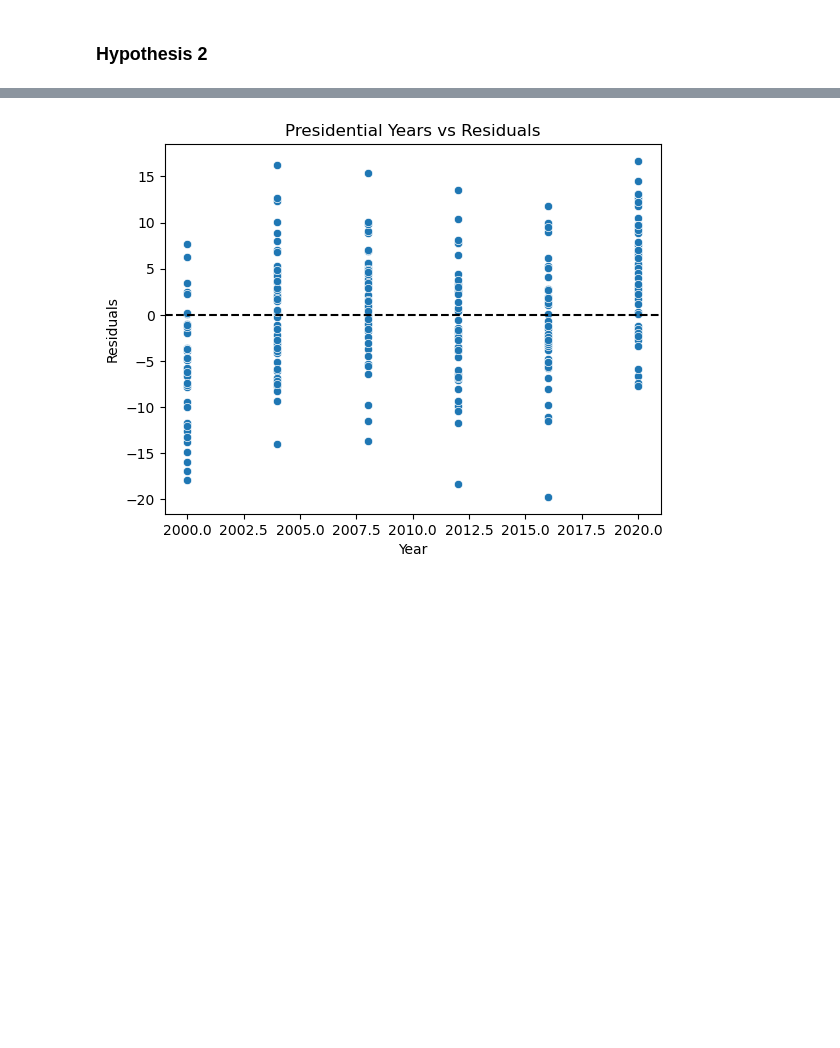
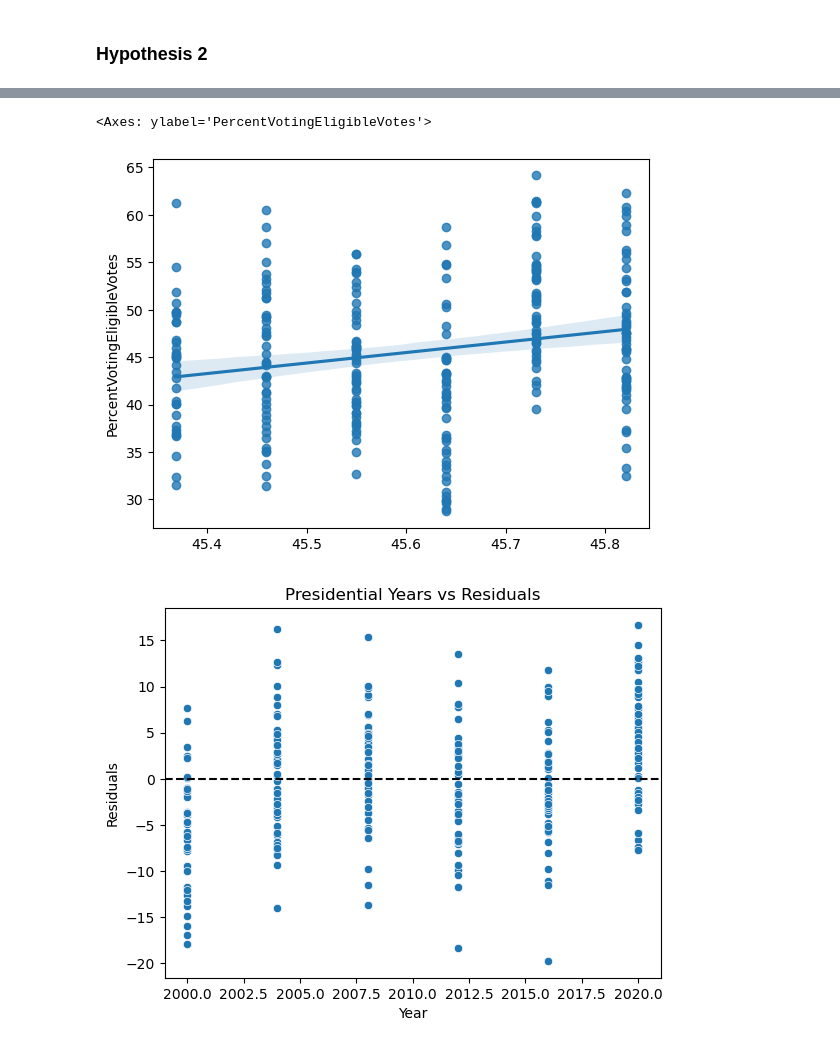
Before and after one commit to nikhilc52/info2950, a Jupyter notebook: ElectionDemographicsPhaseIV.ipynb, the cells around one changed output, grey strips where cells are left out. Saved outputs shown, nothing was run; the diff lists cells and outputs as text; code cells hidden in the pictures; blank space fills up the shorter version.

```diff
--- a/ElectionDemographicsPhaseIV.ipynb
+++ b/ElectionDemographicsPhaseIV.ipynb
@@ -133,7 +147,7 @@ x=demographics_midterm['Year']
 midterm_model = sm.OLS(demographics_midterm['PercentVotingEligibleVotes'],x).fit()
 print(midterm_model.summary())
 
-# sns.lmplot(demographics_midterm, x='Year',y='PercentVotingEligibleVotes')
+sns.regplot(x=midterm_model.predict(),y=demographics_midterm['PercentVotingEligibleVotes'])
 # %% [output]
                                      OLS Regression Results
 ===============================================================================================
@@ -145,13 +159,15 @@ Time:                                22:06:24   Log-Likelihood:
 No. Observations:                         274   AIC:                                      1886.
 Df Residuals:                             273   BIC:                                      1889.
 Df Model:                                   1
 Covariance Type:                    nonrobust
 ==============================================================================
 ... (9 lines left out)
 
 Notes:
 [1] R² is computed without centering (uncentered) since the model does not contain a constant.
 [2] Standard Errors assume that the covariance matrix of the errors is correctly specified.
+<Axes: ylabel='PercentVotingEligibleVotes'>
+[figure, added]
 # %%
 residuals = demographics_presidential['PercentVotingEligibleVotes'] - presidential_model.predict(demographics_presidential['Year'])
 sns.scatterplot(x=demographics_presidential['Year'], y=residuals)
```
Also changed, not shown: parts of 11 cells of this notebook, 3 other files.
